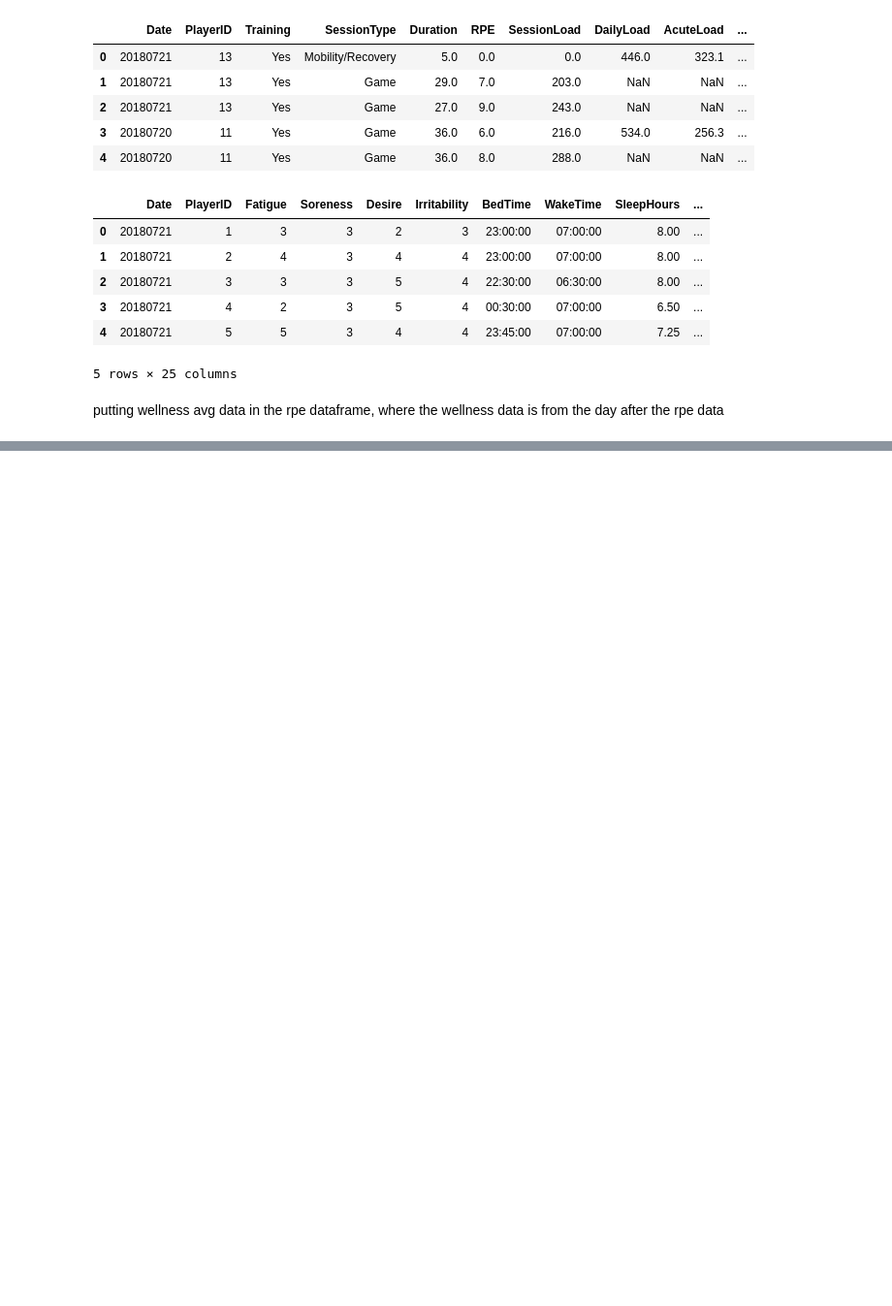
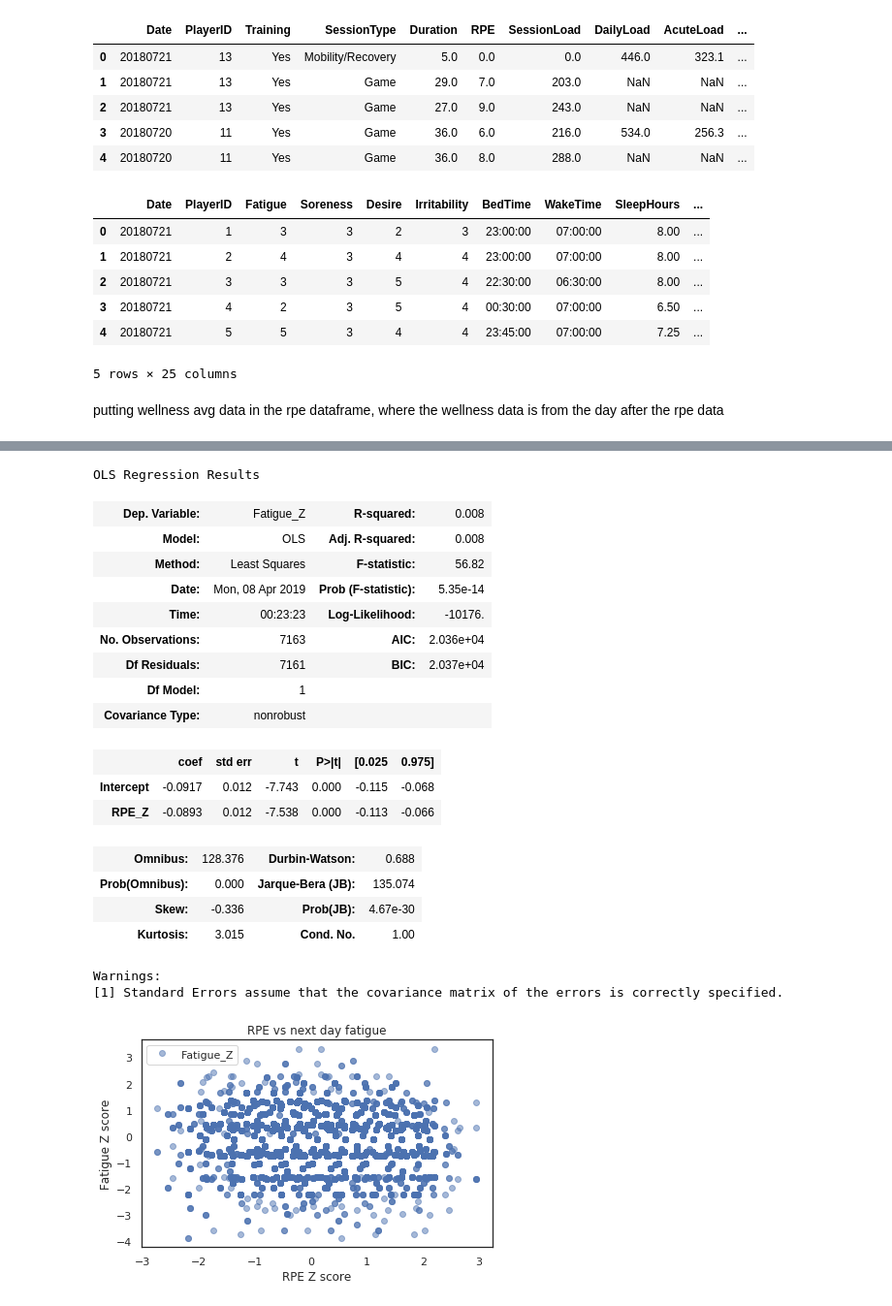
Before and after one commit to djconnolly27/DataScienceProject1, a Jupyter notebook: project2/initial_bryce.ipynb, the cells around one changed output, grey strips where cells are left out. Shown at 97% size. Drawn from its saved outputs; the diff is of its cells as text; code cells hidden in the pictures; blank space fills up the shorter version.

```diff
--- a/project2/initial_bryce.ipynb
+++ b/project2/initial_bryce.ipynb
@@ -268,0 +279,23 @@ def previous_day(df1, df2, )
+# %%
+def next_day(rpe_df, wellness_df, rpe_row):
+
+    rpe_date = rpe_row['Date']
+    next_date = wellness_df[wellness_df['Date'] > rpe_date].min()
+
+    return next_date['Date']
+# %%
+well_dates = wellness.groupby('Date')
+columns = ['Fatigue_Z', 'Soreness_Z', 'Desire_Z', 'Irritability_Z',
+           'SleepQuality_Z']
+
+for i, row in rpe.iterrows():
+    if row['Date'] < rpe['Date'].max():
+        well_date = next_day(rpe, wellness, row)
+        well_rows = well_dates.get_group(well_date)
+        for i2, row2 in well_rows.iterrows():
+            pid = row2['PlayerID']
+            if row['PlayerID'] == pid:
+                for col in columns:
+                    rpe.at[i, col] = row2[col]
+
+rpe.head()
@@ -268,0 +345,28 @@ def previous_day(df1, df2, )
+# %%
+model = smf.ols('Fatigue_Z ~ RPE_Z', data=rpe)
+res = model.fit()
+plt.plot(rpe.RPE_Z, rpe.Fatigue_Z, 'o', alpha=.5)
+decorate(title='RPE vs next day fatigue', xlabel='RPE Z score',
+         ylabel='Fatigue Z score')
+res.summary()
+# %% [output]
+OLS Regression Results
+| Dep. Variable: | Fatigue_Z | R-squared: | 0.008 |
+| Model: | OLS | Adj. R-squared: | 0.008 |
+| Method: | Least Squares | F-statistic: | 56.82 |
+| Date: | Mon, 08 Apr 2019 | Prob (F-statistic): | 5.35e-14 |
+| Time: | 00:23:23 | Log-Likelihood: | -10176. |
+| No. Observations: | 7163 | AIC: | 2.036e+04 |
+| Df Residuals: | 7161 | BIC: | 2.037e+04 |
+| Df Model: | 1 |  |  |
+| Covariance Type: | nonrobust |  |  |
+|  | coef | std err | t | P>|t| | [0.025 | 0.975] |
+| Intercept | -0.0917 | 0.012 | -7.743 | 0.000 | -0.115 | -0.068 |
+| RPE_Z | -0.0893 | 0.012 | -7.538 | 0.000 | -0.113 | -0.066 |
+| Omnibus: | 128.376 | Durbin-Watson: | 0.688 |
+| Prob(Omnibus): | 0.000 | Jarque-Bera (JB): | 135.074 |
+| Skew: | -0.336 | Prob(JB): | 4.67e-30 |
+| Kurtosis: | 3.015 | Cond. No. | 1.00 |
+Warnings:
+[1] Standard Errors assume that the covariance matrix of the errors is correctly specified.
+[figure, added]
```
Also changed, not shown: parts of 20 cells of this notebook.
